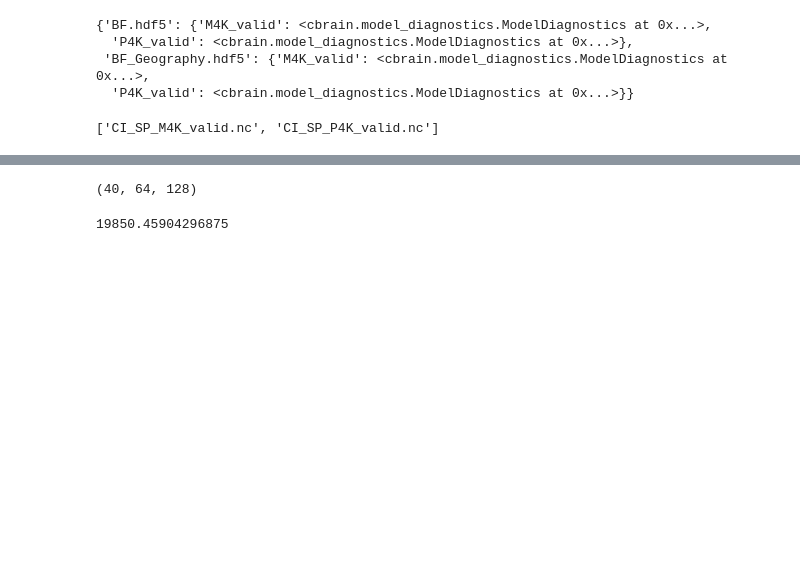
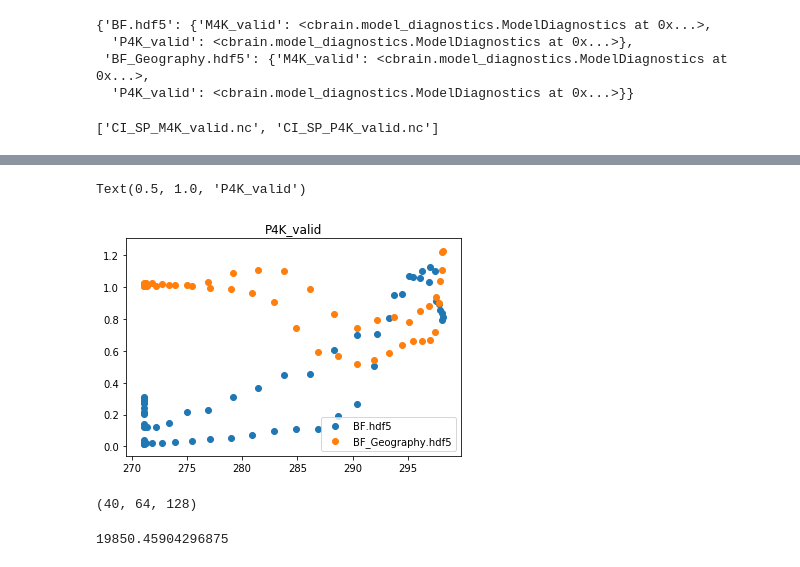
Before and after one commit to BradleyStanleyClamp/CBRAIN-CAM-MLINV, a Jupyter notebook: notebooks/tbeucler_devlog/048_Ankitesh_BF_Notebook_For_David.ipynb, the cells around one changed output, grey strips where cells are left out. Cells and saved outputs as stored; diff of their text form; code cells hidden in the pictures; blank space fills up the shorter version.

```diff
--- a/notebooks/tbeucler_devlog/048_Ankitesh_BF_Notebook_For_David.ipynb
+++ b/notebooks/tbeucler_devlog/048_Ankitesh_BF_Notebook_For_David.ipynb
@@ -389,3 +413,12 @@ plt.legend()
+# %%
+for i,NNs in enumerate(NNarray):
+    plt.scatter(np.mean(coor.TS,axis=(0,2)),np.mean(MSE[NNs][data[6:-3]],axis=1)/
+                np.mean(VAR[NNs][data[6:-3]],axis=1),label=NNs)
+plt.legend()
+plt.title(data[6:-3])
+# %% [output]
+Text(0.5, 1.0, 'P4K_valid')
+[figure, added]
 # %%
 coor.TS.shape
 # %% [output]
```
Also changed, not shown: parts of 17 cells of this notebook, 1 other file.
